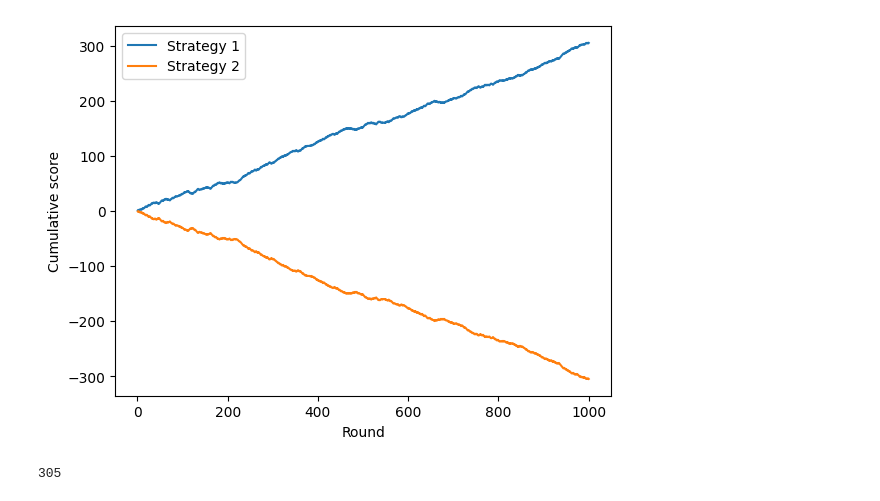
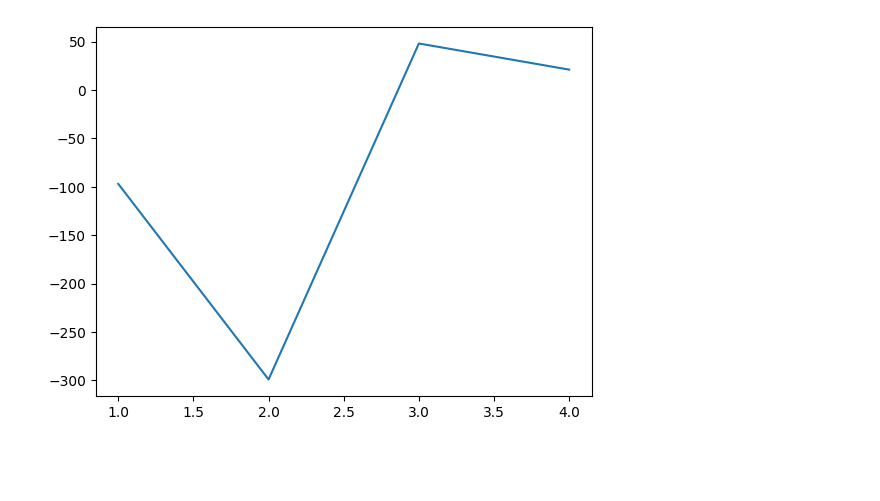
Before and after one commit to AugustusTheBirb/RPS-tournament, a Jupyter notebook: workshop.ipynb, the cells around one changed output. Saved outputs shown, nothing was run; the diff lists cells and outputs as text; code cells hidden in the pictures; blank space fills up the shorter version.

Commit message:
removed pyright, updated readme to reflect current project, added hyperparameter performance visualization to workshop notebook

```diff
--- a/workshop.ipynb
+++ b/workshop.ipynb
@@ -165,3 +174,25 @@ def strat_patternmatcher_1d_v1(
             return counter_move, context
 
     return random.choice(list(Move)), context
+# %%
+# view hyperparam performace against all strategies
+
+l = []
+strategy_dict: dict[str, Strategy] = {
+name: obj
+for name, obj in inspect.getmembers(strategies, inspect.isfunction)
+if name[:6] == 'strat_'
+}
+strategies_list = list(strategy_dict.values())
+
+for i in range(1,5):
+    test = PatternBeater(i)
+    score_df = simulate_tournament(3, 1000, strategies_list + [test.strat_temp_pattern_beater])[0]
+    l.append(score_df.loc['temp_pattern_beater'])
+
+results = pd.DataFrame(l, index=range(1, 5))
+results.index.name = "param"
+ax = results.plot()
+ax.legend(bbox_to_anchor=(1.02, 1), loc='upper left')
+plt.ylabel("score")
+plt.show()
@@ -168,4 +201,12 @@ def strat_patternmatcher_1d_v1(
 # %%
-for i in range(1):
-    print(simulate_game_verbose(1000, strat_pattern_beater, strategies.strat_patternmatcher_1d_v1)[0][0])
+# view hyperparam performace against specific strat
+
+l = []
+for i in range(1,5):
+    test = PatternBeater(i)
+    score = simulate_game(1000, test.strat_temp_pattern_beater, strategies.strat_beats_last_meta1)[0][0]
+    l.append(score)
+plt.plot(range(1,5), l)
+
+plt.show()
 # %% [output]
@@ -174,2 +213 @@ Strategy 2: RSSPPSSSSSSSPPPPPPRRRRRRRSSSSSSSPPSPPSSPPSPPSSSPPPPPPPRRSSPRSSPRPPPR
-[figure, old version]
+[figure, new version]
-305
```
Also changed, not shown: parts of 5 cells of this notebook, 2 other files.
